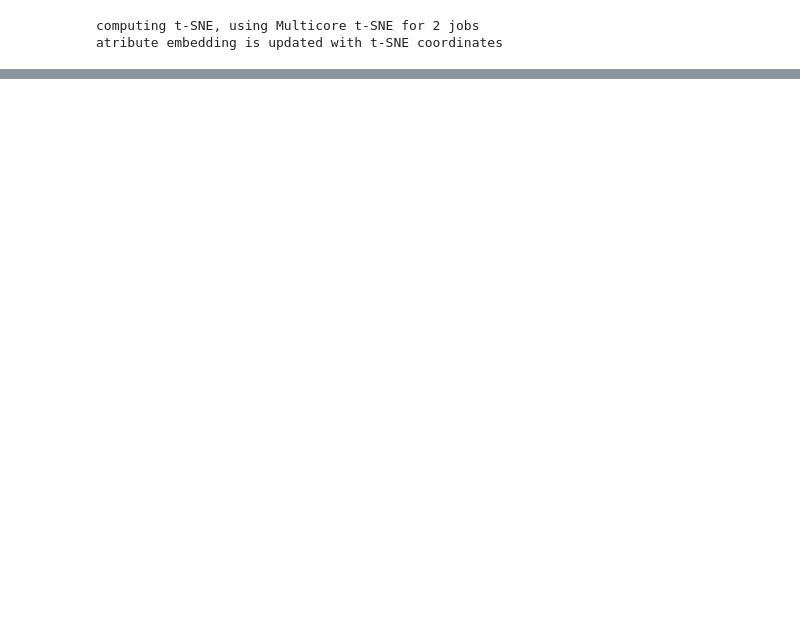
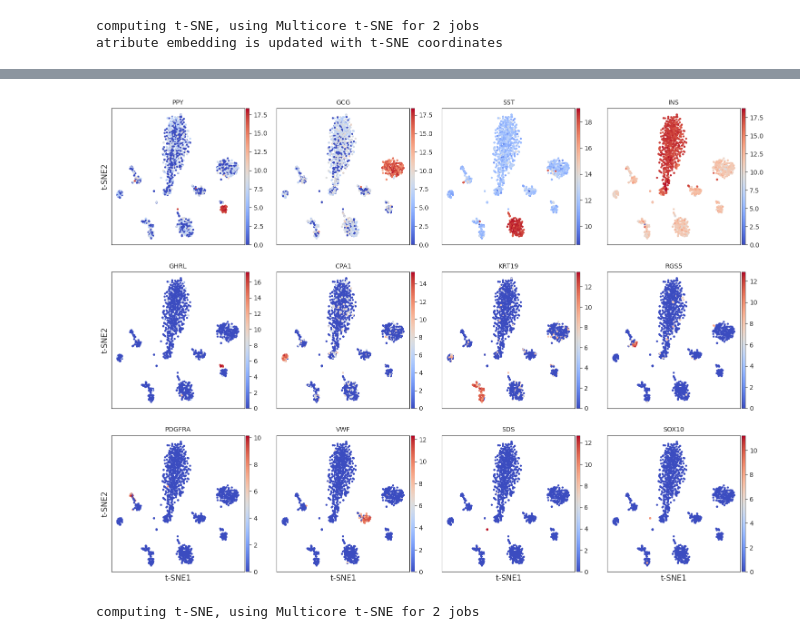
Before and after one commit to 1814koki/Python, a Jupyter notebook: RMT_t_SNE.ipynb, the cells around one changed output, grey strips where cells are left out. Cells and saved outputs as stored; diff of their text form; code cells hidden in the pictures; blank space fills up the shorter version.

```diff
--- a/RMT_t_SNE.ipynb
+++ b/RMT_t_SNE.ipynb
@@ -106,0 +163,10 @@ model.plot(gene=('PPY','GCG','SST','INS','GHRL','CPA1','KRT19'
+# %%
+model.plot(gene=('PPY','GCG','SST','INS','GHRL','CPA1','KRT19'
+                                    ,'RGS5','PDGFRA','VWF','SDS','SOX10'))
+# %% [output]
+[figure, added]
+# %%
+model.fit_tsne(sample_variance=400)
+model.plot(gene=('PPY','GCG','SST','INS'))
+# %% [output]
+computing t-SNE, using Multicore t-SNE for 2 jobs
```
Also changed, not shown: parts of 22 cells of this notebook.
